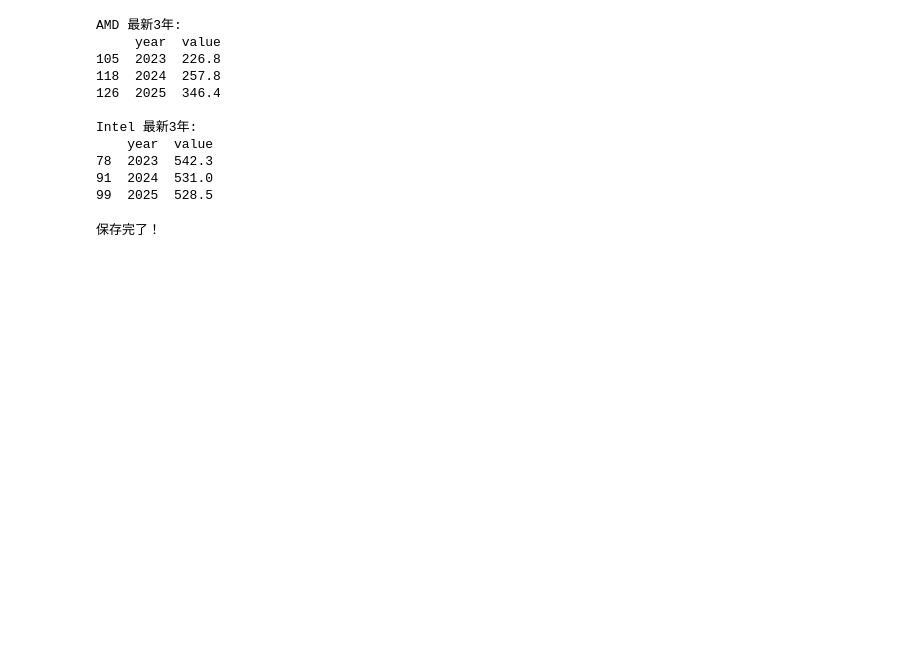
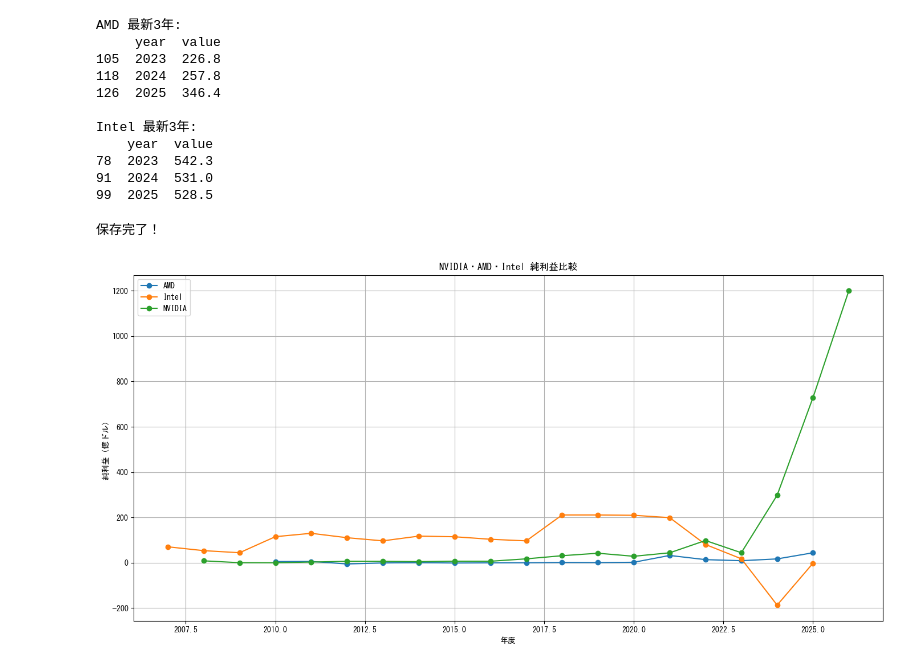
Before and after one commit to Hideto-Ohtaka/xbrl-semiconductor-analysis, a Jupyter notebook: semiconductor_revenue_analysis.ipynb, the cells around one changed output. Drawn from its saved outputs; the diff is of its cells as text; code cells hidden in the pictures; blank space fills up the shorter version.

Commit message:
feat: add net income analysis

```diff
--- a/semiconductor_revenue_analysis.ipynb
+++ b/semiconductor_revenue_analysis.ipynb
@@ -133,3 +133,43 @@ df_all.to_csv('半導体3社_売上高.csv', index=False, encoding='utf-8-sig')
 print("保存完了！")
 # %% [output]
 保存完了！
+# %%
+# === 純利益（Net Income）の取得 ===
+
+def get_net_income(cik, name):
+    url = f"https://data.sec.gov/api/xbrl/companyfacts/CIK{cik}.json"
+    res = requests.get(url, headers=headers)
+    facts = res.json()
+
+    try:
+        raw = facts["facts"]["us-gaap"]["NetIncomeLoss"]["units"]["USD"]
+        df = pd.DataFrame(raw)
+        df = df[df["form"] == "10-K"].copy()
+        df["year"] = pd.to_datetime(df["end"]).dt.year
+        df = df.drop_duplicates(subset="year").sort_values("year")
+        df["value"] = (df["val"] / 1e8).round(1)
+        df["company"] = name
+        return df[["year", "value", "company"]]
+    except:
+        return None
+
+nvda_ni = get_net_income(nvda_cik, "NVIDIA")
+amd_ni  = get_net_income(amd_cik,  "AMD")
+intc_ni = get_net_income(intc_cik, "Intel")
+
+ni_df = pd.concat([nvda_ni, amd_ni, intc_ni])
+
+# グラフ表示
+plt.figure(figsize=(14, 7))
+for name, group in ni_df.groupby("company"):
+    plt.plot(group["year"], group["value"], marker="o", label=name)
+
+plt.title("NVIDIA・AMD・Intel 純利益比較")
+plt.xlabel("年度")
+plt.ylabel("純利益（億ドル）")
+plt.legend()
+plt.grid()
+plt.tight_layout()
+plt.show()
+# %% [output]
+[figure, added]
```
Also changed, not shown: parts of 1 cell of this notebook.
